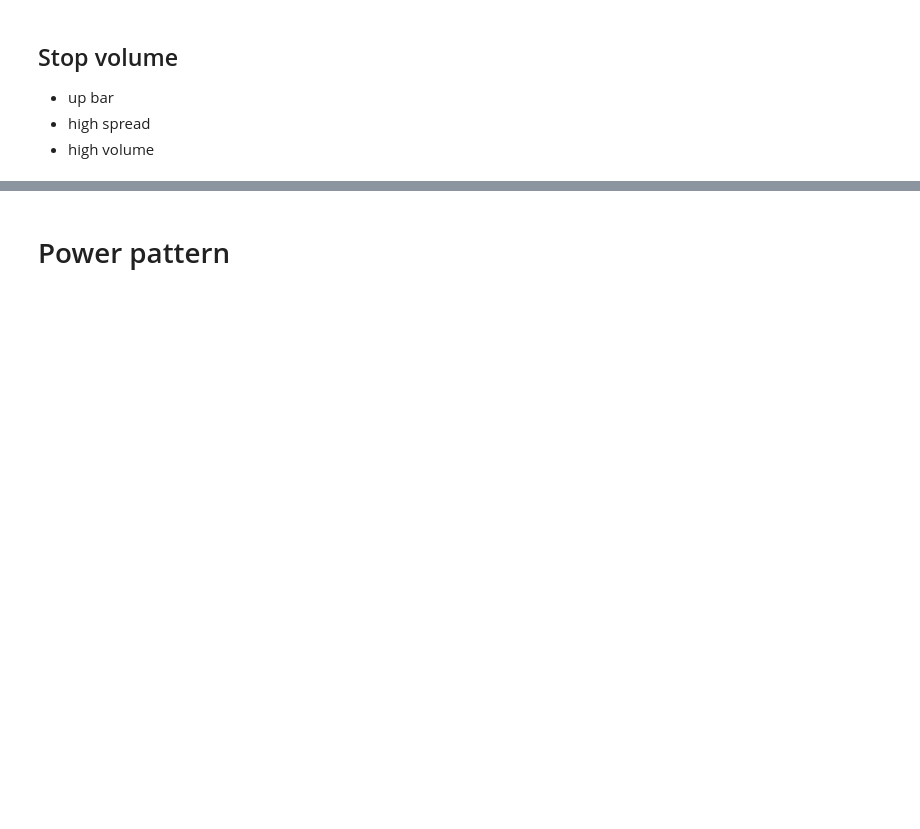
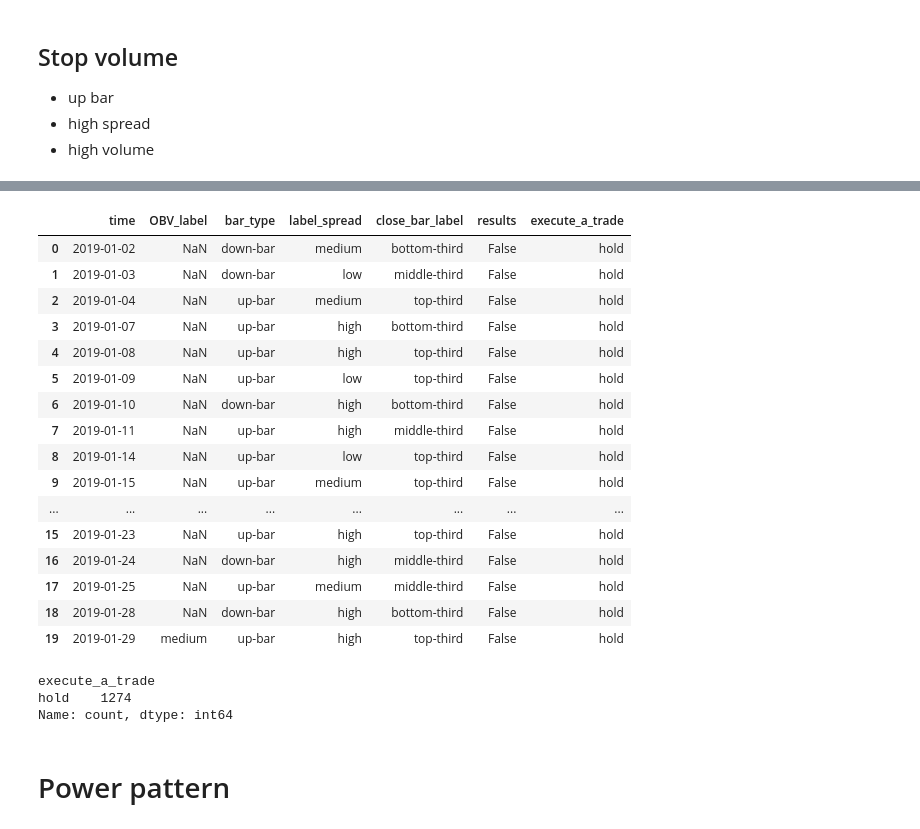
Before and after one commit to jsyizdabet/Attacker-2024, a Jupyter notebook: Build Algo/Buy-sell Signal Algo/alphas.ipynb, the cells around one changed output, grey strips where cells are left out. Cells and saved outputs as stored; diff of their text form; code cells hidden in the pictures; blank space fills up the shorter version.

Commit message:
add signal

```diff
--- a/Build Algo/Buy-sell Signal Algo/alphas.ipynb
+++ b/Build Algo/Buy-sell Signal Algo/alphas.ipynb
@@ -5,7 +5,7 @@ import vnstock as vn
 import calculation as cal
 # %%
 data = cal.DataProcessor.load_data('VCB')
-data = data.set_index('time')
+# data = data.set_index('time')
 #Tính trung bình 20 phiên gần nhất
 mean_20 = data['volume'].rolling(window=20).mean()
 #Tính on-balance volume
@@ -105,3 +99,19 @@ def is_stop_volume_signal(data):
         return True
     else:
         return False
+# %%
+for i in range(len(data)):
+    # Lấy ngày tương ứng
+    date = data.loc[i, 'time']
+
+    # Áp dụng hàm tương ứng cho ngày tương ứng
+    if i % 4 == 0:
+        data.loc[i, 'results'] = is_weakness_a_signal(data.loc[i])
+    elif i % 4 == 1:
+        data.loc[i, 'results'] = is_no_demand_signal(data.loc[i])
+    elif i % 4 == 2:
+        data.loc[i, 'results'] = is_up_trust_signal(data.loc[i])
+    elif i % 4 == 3:
+        data.loc[i, 'results'] = is_stop_volume_signal(data.loc[i])
+
+data.head(10)
@@ -107,0 +154,14 @@ def is_stop_volume_signal(data):
+# %%
+
+# Tạo cột "Lệnh"
+data['execute_a_trade'] = 'hold'  # Đặt mặc định là "Hold"
+
+window_size =4  # Kích thước cửa sổ
+
+data['rolling_sum'] = data['results'].rolling(window_size).sum()
+
+data.loc[data['rolling_sum'] == window_size, 'execute_a_trade'] = 'buy'
+
+data = data.drop(columns='rolling_sum')
+
+data.head(10)
@@ -108,3 +210,36 @@ def is_stop_volume_signal(data):
+# %%
+data['execute_a_trade'] = 'hold'
+
+# Kiểm tra 4 ngày liên tiếp và gán giá trị 'buy' cho cột mới nếu điều kiện đúng
+for i in range(len(data) - 3):
+    if all(data['results'].iloc[i:i+4]):
+        data.loc[i:i+3, 'action'] = 'buy'
+# %%
+data[['time', 'OBV_label', 'bar_type', 'label_spread', 'close_bar_label', 'results', 'execute_a_trade']].head(20)
+# %% [output]
+|  | time | OBV_label | bar_type | label_spread | close_bar_label | results | execute_a_trade |
+| 0 | 2019-01-02 | NaN | down-bar | medium | bottom-third | False | hold |
+| 1 | 2019-01-03 | NaN | down-bar | low | middle-third | False | hold |
+| 2 | 2019-01-04 | NaN | up-bar | medium | top-third | False | hold |
+| 3 | 2019-01-07 | NaN | up-bar | high | bottom-third | False | hold |
+| 4 | 2019-01-08 | NaN | up-bar | high | top-third | False | hold |
+| 5 | 2019-01-09 | NaN | up-bar | low | top-third | False | hold |
+| 6 | 2019-01-10 | NaN | down-bar | high | bottom-third | False | hold |
+| 7 | 2019-01-11 | NaN | up-bar | high | middle-third | False | hold |
+| 8 | 2019-01-14 | NaN | up-bar | low | top-third | False | hold |
+| 9 | 2019-01-15 | NaN | up-bar | medium | top-third | False | hold |
+| ... | ... | ... | ... | ... | ... | ... | ... |
+| 15 | 2019-01-23 | NaN | up-bar | high | top-third | False | hold |
+| 16 | 2019-01-24 | NaN | down-bar | high | middle-third | False | hold |
+| 17 | 2019-01-25 | NaN | up-bar | medium | middle-third | False | hold |
+| 18 | 2019-01-28 | NaN | down-bar | high | bottom-third | False | hold |
+| 19 | 2019-01-29 | medium | up-bar | high | top-third | False | hold |
+# %%
+data['execute_a_trade'].value_counts()
+# %% [output]
+execute_a_trade
+hold    1274
+Name: count, dtype: int64
 # %% [markdown]
 # Power pattern
 # %% [markdown]
```
Also changed, not shown: parts of 8 cells of this notebook, 1 other file.
